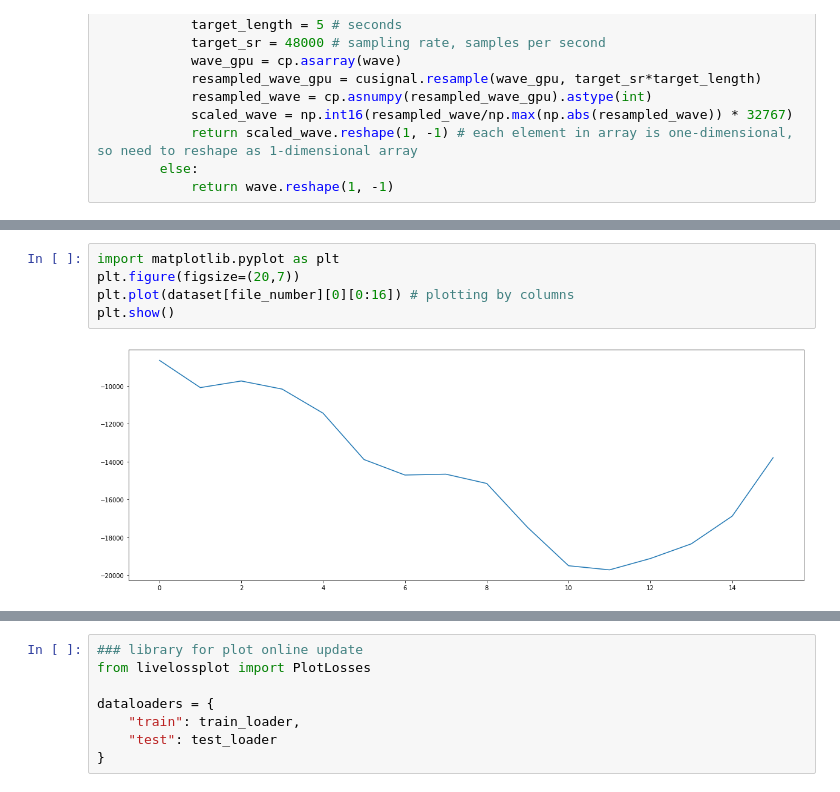
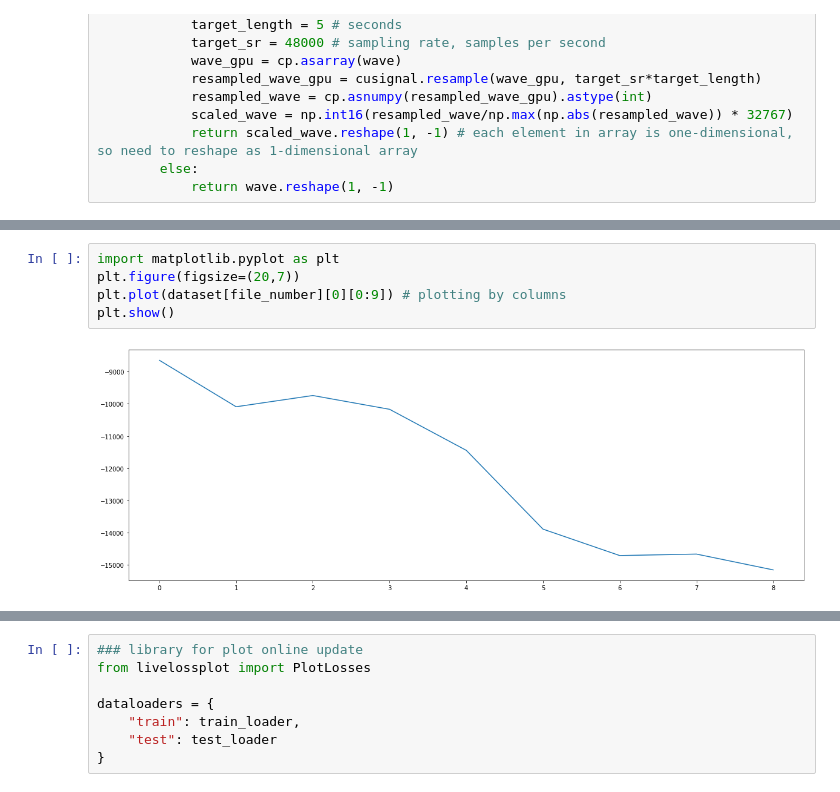
Before and after one commit to Torchun/sound, a Jupyter notebook: notebooks/1_wav_autoencoder.ipynb, the cells around one changed output, grey strips where cells are left out. Drawn from its saved outputs; the diff is of its cells as text.

```diff
--- a/notebooks/1_wav_autoencoder.ipynb
+++ b/notebooks/1_wav_autoencoder.ipynb
@@ -91,10 +92,10 @@ Wall time: 111 ms
 # %%
 import matplotlib.pyplot as plt
 plt.figure(figsize=(20,7))
-plt.plot(dataset[file_number][0][0:16]) # plotting by columns
+plt.plot(dataset[file_number][0][0:9]) # plotting by columns
 plt.show()
 # %% [output]
-[figure, old version]
+[figure, new version]
 # %%
 %%time
 print("Original source:")
```
Also changed, not shown: parts of 21 cells of this notebook, 1 other file.
